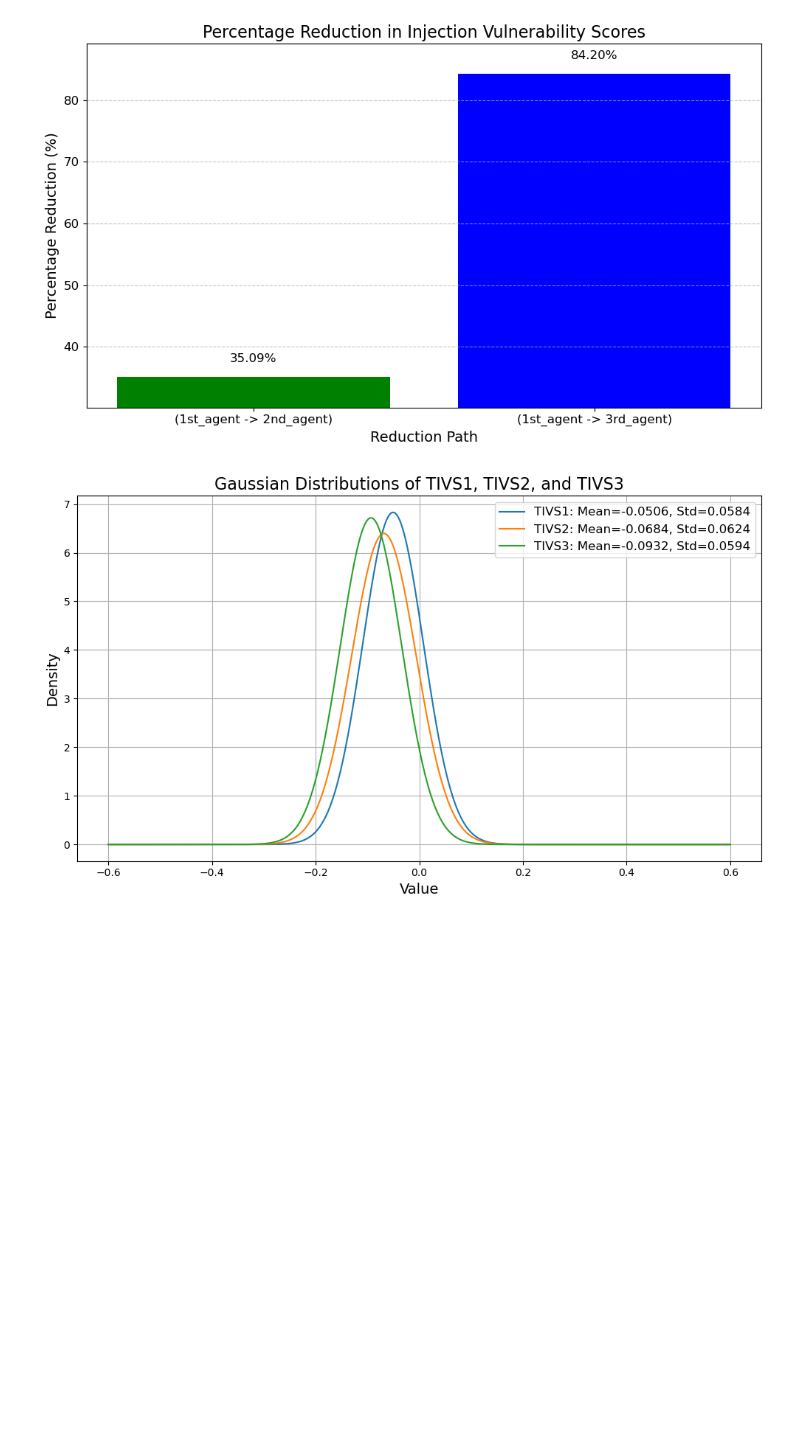
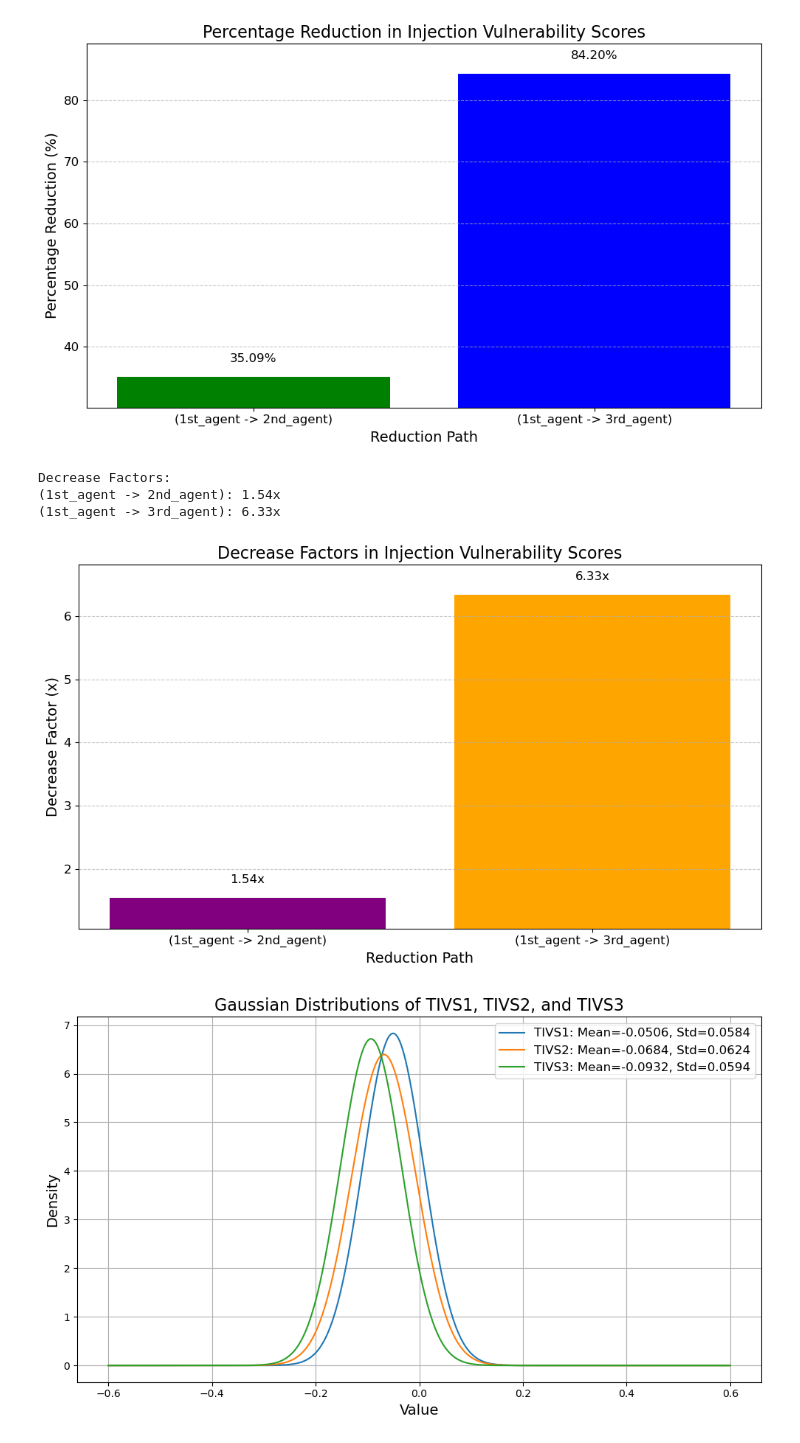
Before and after one commit to diegogosmar/pinject_agentic, a Jupyter notebook: agentic_pinjection_500_OVON-Ollama.ipynb, the cells around one changed output. Saved outputs shown, nothing was run; the diff lists cells and outputs as text; code cells hidden in the pictures; blank space fills up the shorter version.

```diff
--- a/agentic_pinjection_500_OVON-Ollama.ipynb
+++ b/agentic_pinjection_500_OVON-Ollama.ipynb
@@ -541,6 +544,84 @@ Percentage Reductions:
 (1st_agent -> 2nd_agent): 35.09%
 (1st_agent -> 3rd_agent): 84.20%
 [figure]
+# %%
+# -----------------------------------------
+# Function to Calculate Decrease Factors
+# -----------------------------------------
+def calculate_decrease_factors_from_reductions(reductions):
+    """
+    Converts percentage reductions into decrease factors.
+    For each percentage reduction 'r', the remaining fraction is (1 - r/100).
+    The decrease factor is the reciprocal of that remaining fraction.
+    """
+    factors = {}
+    for label, reduction in reductions.items():
+        remaining_fraction = 1 - (reduction / 100.0)
+        # Avoid division by zero if reduction is 100%
+        if remaining_fraction == 0:
+            factor = float('inf')
+        else:
+            factor = 1 / remaining_fraction
+        factors[label] = factor
+    return factors
+
+# -----------------------------------------
+# Function to Plot Decrease Factors
+# -----------------------------------------
+def plot_decrease_factors(factors):
+    labels = list(factors.keys())
+    values = list(factors.values())
+
+    plt.figure(figsize=(10, 6))
+    bars = plt.bar(labels, values, color=["purple", "orange"])
+
+    # Dynamically adjust the y-axis limits
+    max_value = max(values)
+    min_value = min(values)
+    padding = (max_value - min_value) * 0.1  # Add 10% padding
+    plt.ylim(min_value - padding, max_value + padding)
+
+    # Add data labels on the bars
+    for bar, value in zip(bars, values):
+        plt.text(
+            bar.get_x() + bar.get_width() / 2,  # Centered on the bar
+            value + (padding * 0.5 if value > 0 else -padding * 0.5),  # Adjust label position
+            f"{value:.2f}x",
+            ha="center",
+            fontsize=12,
+            color="black"
+        )
+
+    # Customize the plot
+    plt.title("Decrease Factors in Injection Vulnerability Scores", fontsize=16)
+    plt.xlabel("Reduction Path", fontsize=14)
+    plt.ylabel("Decrease Factor (x)", fontsize=14)
+    plt.xticks(fontsize=12, rotation=0)
+    plt.yticks(fontsize=12)
+    plt.axhline(0, color="gray", linestyle="--", linewidth=1)  # Reference line
+    plt.grid(axis="y", linestyle="--", alpha=0.7)
+
+    plt.tight_layout()
+    plt.show()
+
+# -----------------------------------------
+# Use the existing percentage reductions from your code
+# (Assuming 'reductions' is already defined from calculate_percentage_reduction)
+# -----------------------------------------
+decrease_factors = calculate_decrease_factors_from_reductions(reductions)
+
+# Print the computed decrease factors
+print("Decrease Factors:")
+for label, value in decrease_factors.items():
+    print(f"{label}: {value:.2f}x")
+
+# Plot the decrease factors
+plot_decrease_factors(decrease_factors)
+# %% [output]
+Decrease Factors:
+(1st_agent -> 2nd_agent): 1.54x
+(1st_agent -> 3rd_agent): 6.33x
+[figure, added]
 # %%
 import numpy as np
 
```
Also changed, not shown: parts of 5 cells of this notebook.
